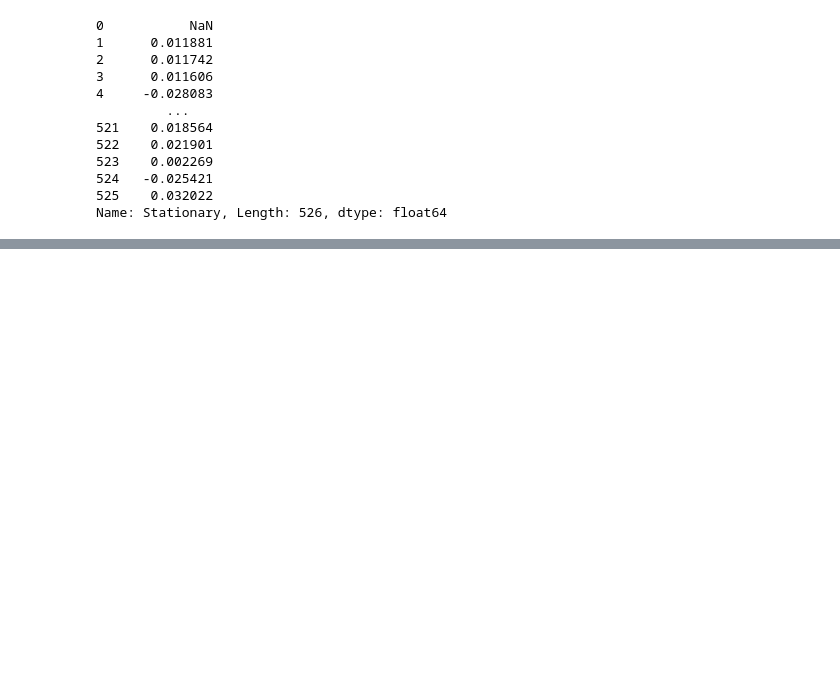
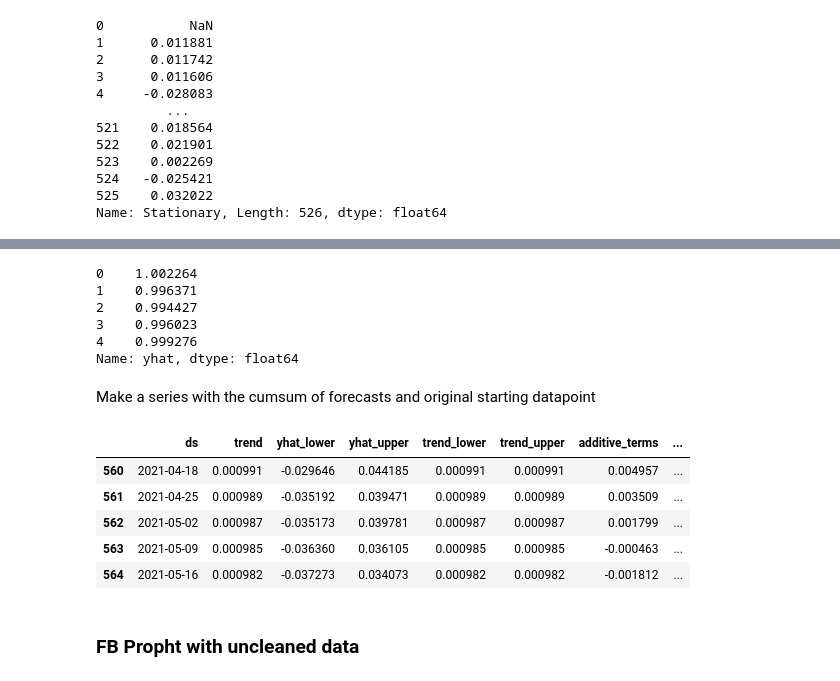
Before and after one commit to rmei97/ETF_scraper, a Jupyter notebook: modeling.ipynb, the cells around one changed output, grey strips where cells are left out. Drawn from its saved outputs; the diff is of its cells as text; code cells hidden in the pictures; blank space fills up the shorter version.

```diff
--- a/modeling.ipynb
+++ b/modeling.ipynb
@@ -175,4 +197,4 @@ prophet_data.rename(columns = {'Date': 'ds', 'Open': })
 # %%
 m = Prophet()
-m.fit(prophet_data.diff(periods = 1)[1:])
+m.fit(prophet_data[1:])
 # %% [output]
@@ -179,0 +204,3 @@ ValueError: Dataframe must have columns "ds" and "y" with the dates and values r
+# %%
+future = m.make_future_dataframe(periods=40, freq = 'W')
+future.tail()
@@ -179,0 +214,3 @@ ValueError: Dataframe must have columns "ds" and "y" with the dates and values r
+# %%
+forecast = m.predict(future)
+forecast[['ds', 'yhat', 'yhat_lower', 'yhat_upper']].tail()
@@ -179,0 +224,13 @@ ValueError: Dataframe must have columns "ds" and "y" with the dates and values r
+# %%
+forecast['yhat'] = np.exp(forecast.loc[:,'yhat'])
+# %%
+forecast['yhat'].head()
+# %% [output]
+0    1.002264
+1    0.996371
+2    0.994427
+3    0.996023
+4    0.999276
+Name: yhat, dtype: float64
+# %% [markdown]
+Make a series with the cumsum of forecasts and original starting datapoint
@@ -179,0 +242,11 @@ ValueError: Dataframe must have columns "ds" and "y" with the dates and values r
+# %%
+forecast.tail()
+# %% [output]
+|  | ds | trend | yhat_lower | yhat_upper | trend_lower | trend_upper | additive_terms | ... |
+| 560 | 2021-04-18 | 0.000991 | -0.029646 | 0.044185 | 0.000991 | 0.000991 | 0.004957 | ... |
+| 561 | 2021-04-25 | 0.000989 | -0.035192 | 0.039471 | 0.000989 | 0.000989 | 0.003509 | ... |
+| 562 | 2021-05-02 | 0.000987 | -0.035173 | 0.039781 | 0.000987 | 0.000987 | 0.001799 | ... |
+| 563 | 2021-05-09 | 0.000985 | -0.036360 | 0.036105 | 0.000985 | 0.000985 | -0.000463 | ... |
+| 564 | 2021-05-16 | 0.000982 | -0.037273 | 0.034073 | 0.000982 | 0.000982 | -0.001812 | ... |
+# %% [markdown]
+### FB Propht with uncleaned data
```
Also changed, not shown: parts of 37 cells of this notebook.
